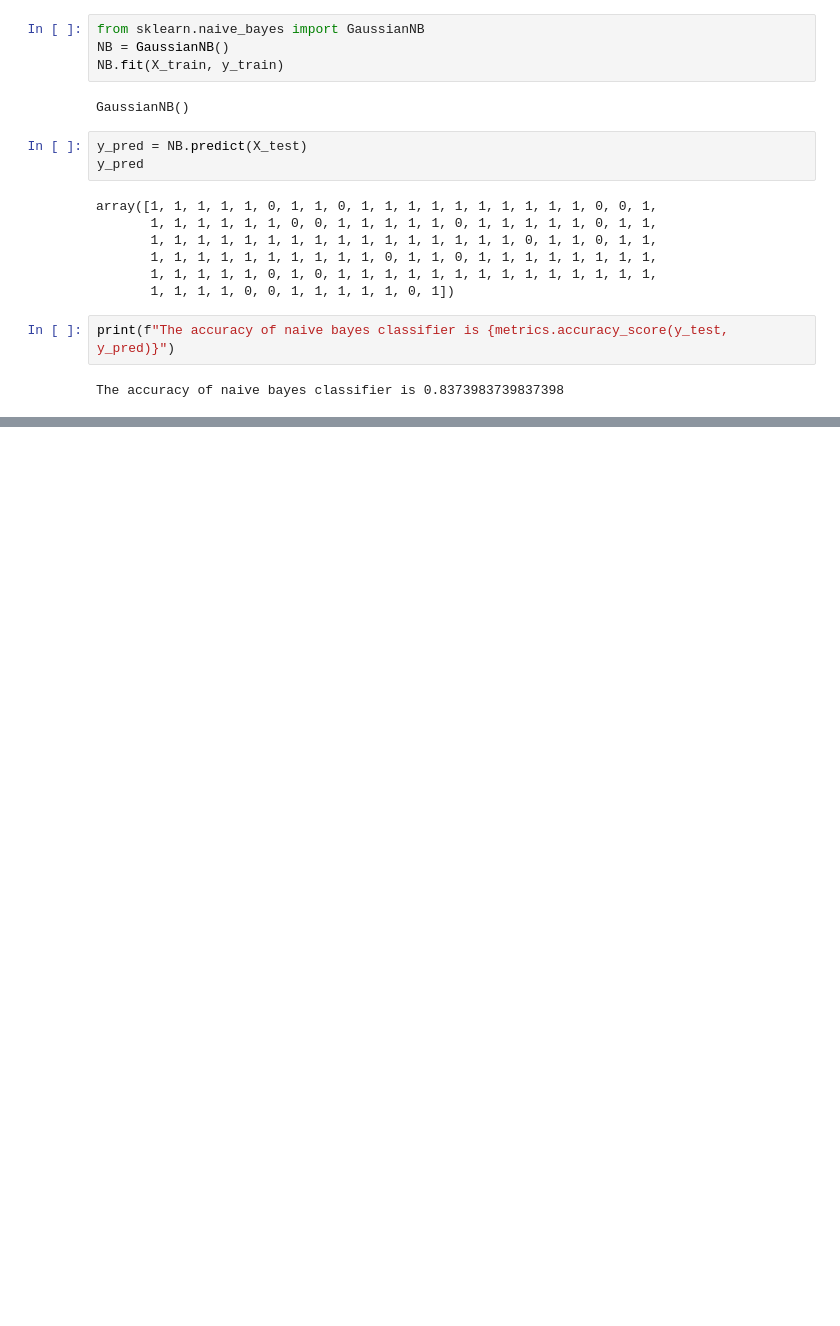
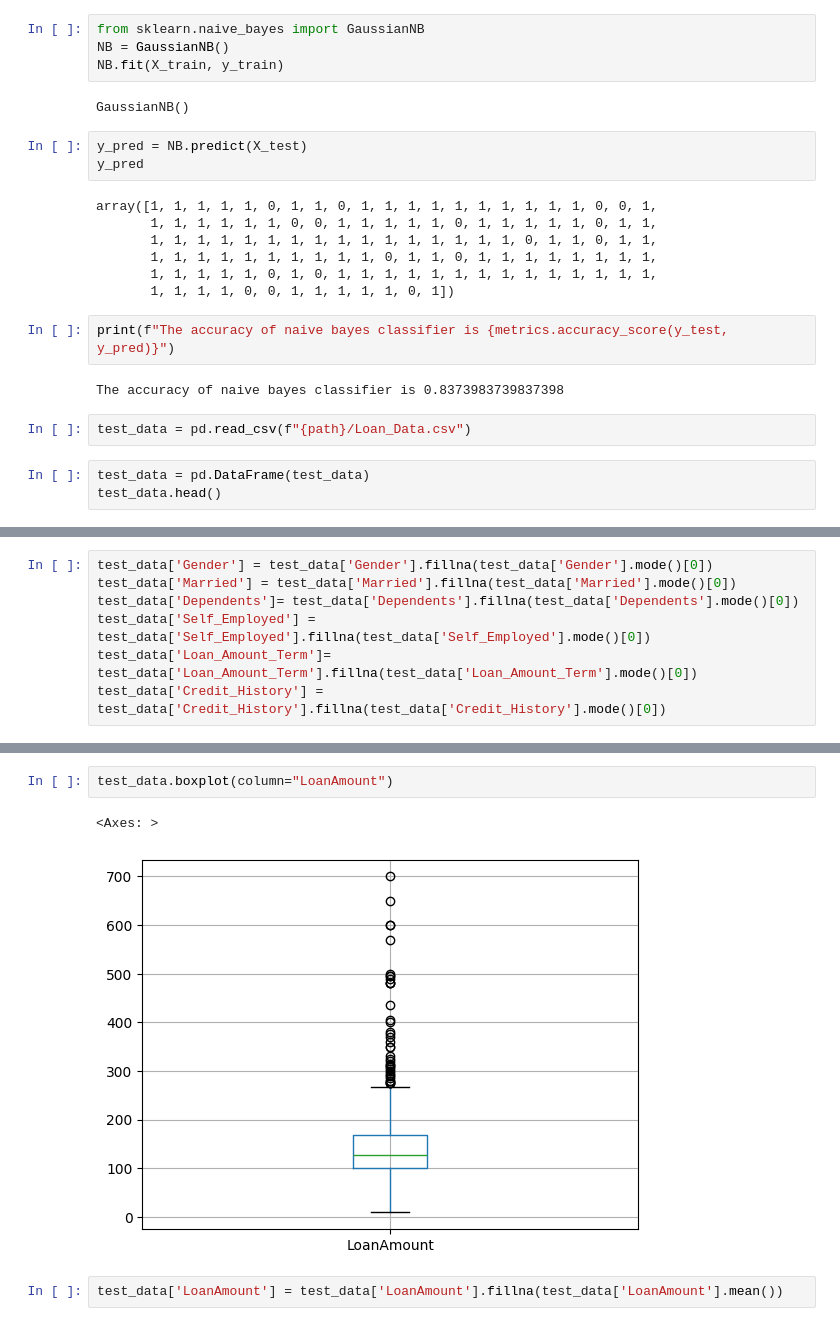
Before and after one commit to funmilola09/Loan_Approval_Prediction, a Jupyter notebook: loan_predictor_data_exploration.ipynb, the cells around one changed output, grey strips where cells are left out. Cells and saved outputs as stored; diff of their text form; blank space fills up the shorter version.

```diff
--- a/loan_predictor_data_exploration.ipynb
+++ b/loan_predictor_data_exploration.ipynb
@@ -439,3 +440,8 @@ array([1, 1, 1, 1, 1, 0, 1, 1, 0, 1, 1, 1, 1, 1, 1, 1, 1, 1, 1, 0, 0, 1,
 print(f"The accuracy of naive bayes classifier is {metrics.accuracy_score(y_test, y_pred)}")
 # %% [output]
 The accuracy of naive bayes classifier is 0.8373983739837398
+# %%
+test_data = pd.read_csv(f"{path}/Loan_Data.csv")
+# %%
+test_data = pd.DataFrame(test_data)
+test_data.head()
@@ -441,0 +481,7 @@ The accuracy of naive bayes classifier is 0.8373983739837398
+# %%
+test_data['Gender'] = test_data['Gender'].fillna(test_data['Gender'].mode()[0])
+test_data['Married'] = test_data['Married'].fillna(test_data['Married'].mode()[0])
+test_data['Dependents']= test_data['Dependents'].fillna(test_data['Dependents'].mode()[0])
+test_data['Self_Employed'] = test_data['Self_Employed'].fillna(test_data['Self_Employed'].mode()[0])
+test_data['Loan_Amount_Term']= test_data['Loan_Amount_Term'].fillna(test_data['Loan_Amount_Term'].mode()[0])
+test_data['Credit_History'] = test_data['Credit_History'].fillna(test_data['Credit_History'].mode()[0])
@@ -441,0 +504,7 @@ The accuracy of naive bayes classifier is 0.8373983739837398
+# %%
+test_data.boxplot(column="LoanAmount")
+# %% [output]
+<Axes: >
+[figure, added]
+# %%
+test_data['LoanAmount'] = test_data['LoanAmount'].fillna(test_data['LoanAmount'].mean())
```
Also changed, not shown: parts of 18 cells of this notebook.
